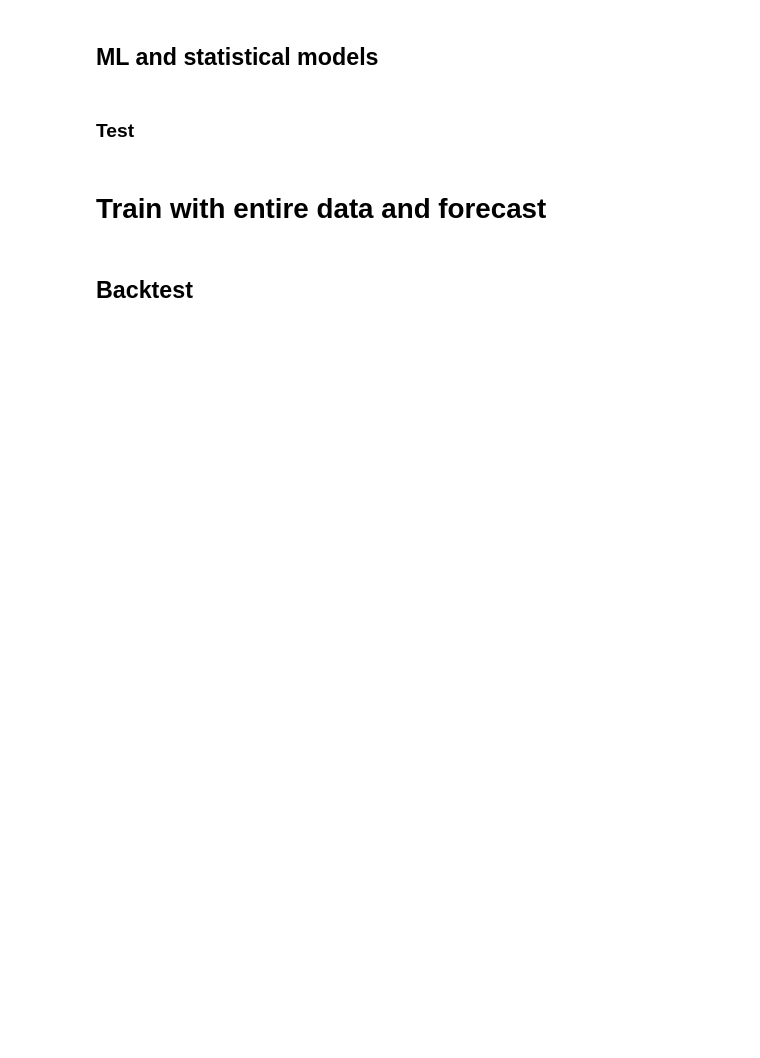
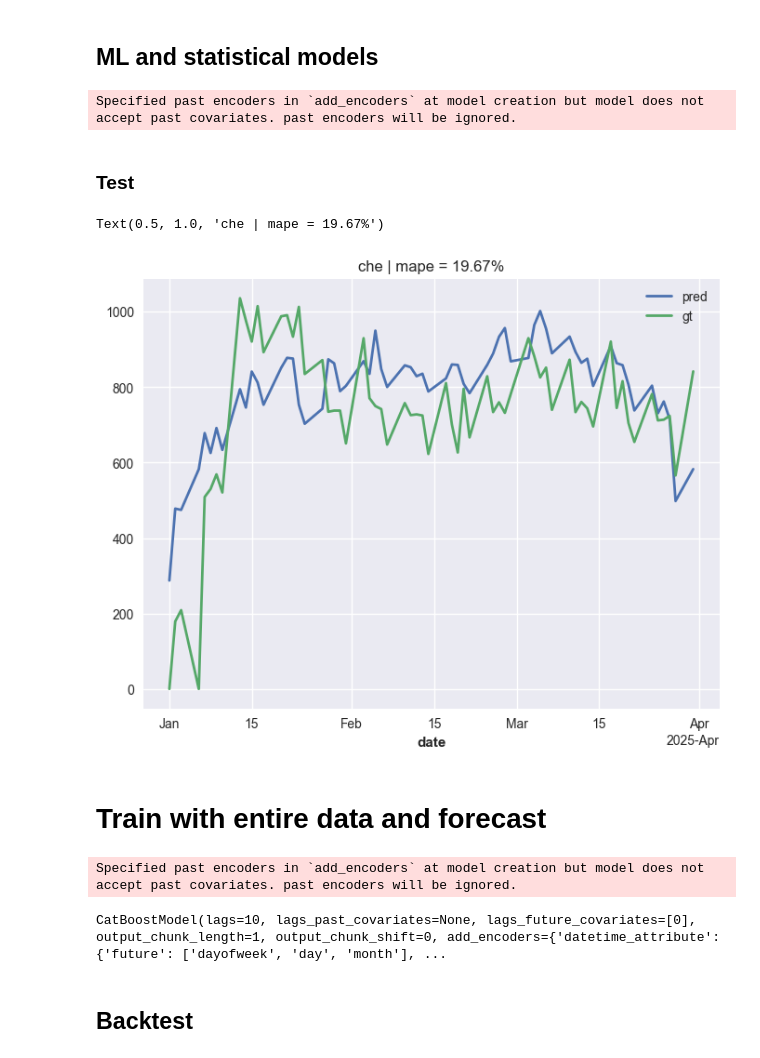
Before and after one commit to Food-Waste-Optimization/Food-Waste-Optimization, a Jupyter notebook: src/whole_pos_forecast/darts_chemicum.ipynb, the cells around one changed output. Drawn from its saved outputs; the diff is of its cells as text; code cells hidden in the pictures; blank space fills up the shorter version.

```diff
--- a/src/whole_pos_forecast/darts_chemicum.ipynb
+++ b/src/whole_pos_forecast/darts_chemicum.ipynb
@@ -161,7 +146,7 @@ df = (
 
     # Create blank dataframe with date
     .with_columns(
-        pl.date_range(DATE_MIN, DATE_MAX, '1d').alias('date')
+        pl.date_range(series.time_index.min(), series.time_index.max(), '1d').alias('date')
     )
 )
 
@@ -313,15 +298,5 @@ series_booking.plot()
 # %% [markdown]
 # Train
-# %%
-CUTOFF_DATE = pd.to_datetime("2024-10-01")
-series_train, series_test = series.astype(np.float32).split_before(CUTOFF_DATE)
-
-series_cov = (
-    series_exam
-    .concatenate(series_holiday, axis=1)
-    # .concatenate(series_booking, axis=1)
-    .astype(np.float32)
-)
 # %%
 # transformer = Diff(1, dropna=True)
 # series_transformed = transformer.fit_transform(series)
@@ -341,10 +319,10 @@ series_train_transformed.plot()
 ## ML and statistical models
 # %%
 version = datetime.datetime.now().strftime("%m-%d_%H-%M-%S")
-model_name = "n-beats"
+model_name = "catboost"
 
-input_chunk_length = 5
-output_chunk_length = len(series_test)
+input_chunk_length = 40
+output_chunk_length = 30
 num_epochs = 500
 
 
@@ -451,6 +429,8 @@ match model_name:
 
     case _:
         raise NotImplementedError()
+# %% [output]
+Specified past encoders in `add_encoders` at model creation but model does not accept past covariates. past encoders will be ignored.
 # %% [markdown]
 ### Test
 # %%
@@ -490,61 +470,65 @@ match model_name:
     case "transformer":
         series_pred = model.predict(
             n=len(series_test),
             past_covariates=series_cov
         )
     case "transformer":
         series_pred = model.predict(
             n=len(series_test),
             past_covariates=series_cov
         )
     case "tft":
         series_pred = model.predict(
             n=len(series_test),
             future_covariates=series_cov
         )
     case "n-beats":
         series_pred = model.predict(
             n=len(series_test),
             past_covariates=series_cov
         )
 
     case _:
         raise NotImplementedError()
 
 
 series_pred = transformer_target.inverse_transform(series_pred)
 # series_pred = transformer.inverse_transform(series_train_diff.concatenate(series_pred)).drop_before(CUTOFF_DATE)
 
-fig = plt.figure(figsize=(12, 12))
+fig = plt.figure(figsize=(8, 6))
+ax = fig.add_subplot(111)
+series_pred.plot(ax=ax, label='pred')
+series_test.plot(ax=ax, label='gt')
+# rmse_val = mape(series_test[comp], series_pred[comp])
 
-for idx, comp in enumerate(series_pred.components):
-    ax = fig.add_subplot(2, 2, idx + 1)
-    series_pred[comp].plot(ax=ax, label='pred')
-    series_test[comp].plot(ax=ax, label='gt')
-    # rmse_val = mape(series_test[comp], series_pred[comp])
+df = pd.concat(
+    [
+        series_test.to_dataframe().rename(columns={restaurant: "gt"}),
+        series_pred.to_dataframe().rename(columns={restaurant: "pred"})
+    ],
+    axis=1
+)
+df = df[df['gt'] > EPS]
+mape_val = mean_absolute_percentage_error(df['gt'], df['pred'])
 
-    df = pd.concat(
-        [
-            series_test[comp].to_dataframe().rename(columns={comp: 'gt'}),
-            series_pred[comp].to_dataframe().rename(columns={comp: 'pred'})
-        ],
-        axis=1
-    )
-    df = df[df['gt'] > EPS]
-    mape_val = mean_absolute_percentage_error(df['gt'], df['pred'])
-
-    ax.set_title(f"{comp} | mape = {mape_val:.4}")
+ax.set_title(f"{restaurant} | mape = {mape_val*100:.4}%")
+# %% [output]
+Text(0.5, 1.0, 'che | mape = 19.67%')
+[figure, added]
 # %% [markdown]
 # Train with entire data and forecast
 # %%
 transformer_target = Scaler(MinMaxScaler(feature_range=(-1, 1)))
 series_transformed = transformer_target.fit_transform(series)
 
-model = CatBoostModel(**params)
+model = CatBoostModel(**params_ml)
 model.fit(
     series_transformed,
     future_covariates=series_cov,
 )
+# %% [output]
+Specified past encoders in `add_encoders` at model creation but model does not accept past covariates. past encoders will be ignored.
+CatBoostModel(lags=10, lags_past_covariates=None, lags_future_covariates=[0], output_chunk_length=1, output_chunk_shift=0, add_encoders={'datetime_attribute': {'future': ['dayofweek', 'day', 'month'], ...
 # %% [markdown]
 ## Backtest
 # %%
```
Also changed, not shown: parts of 20 cells of this notebook, 6 other files.
